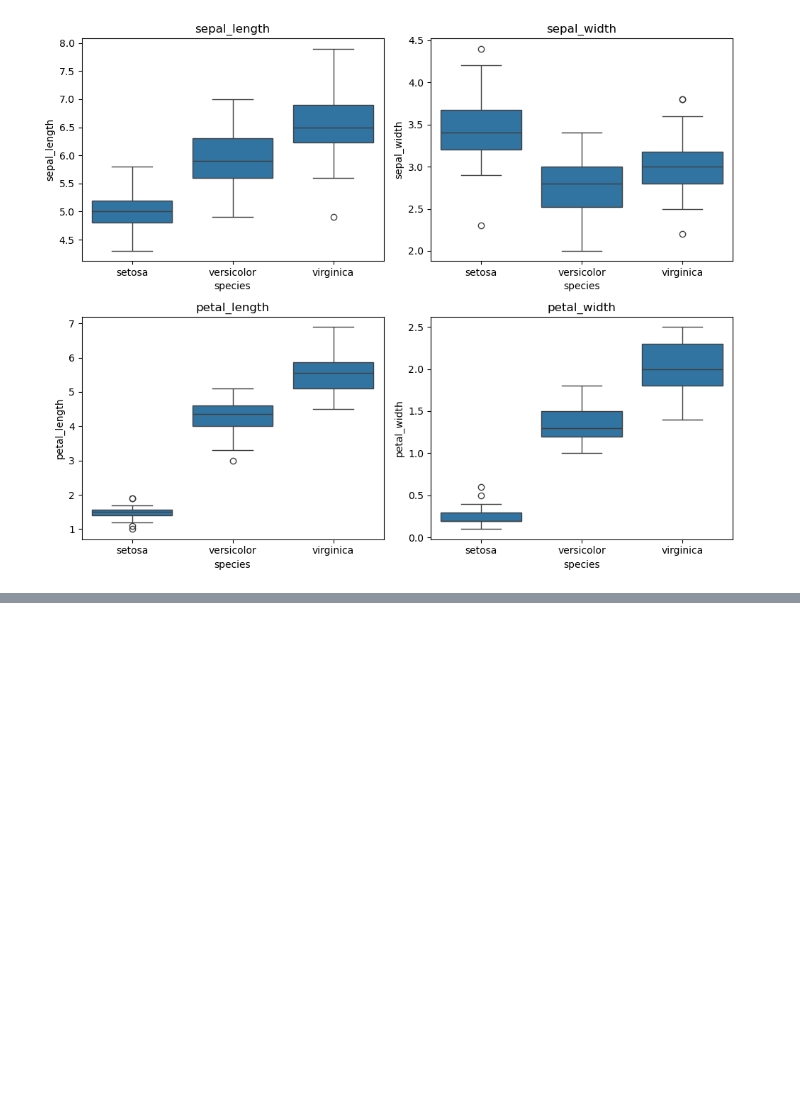
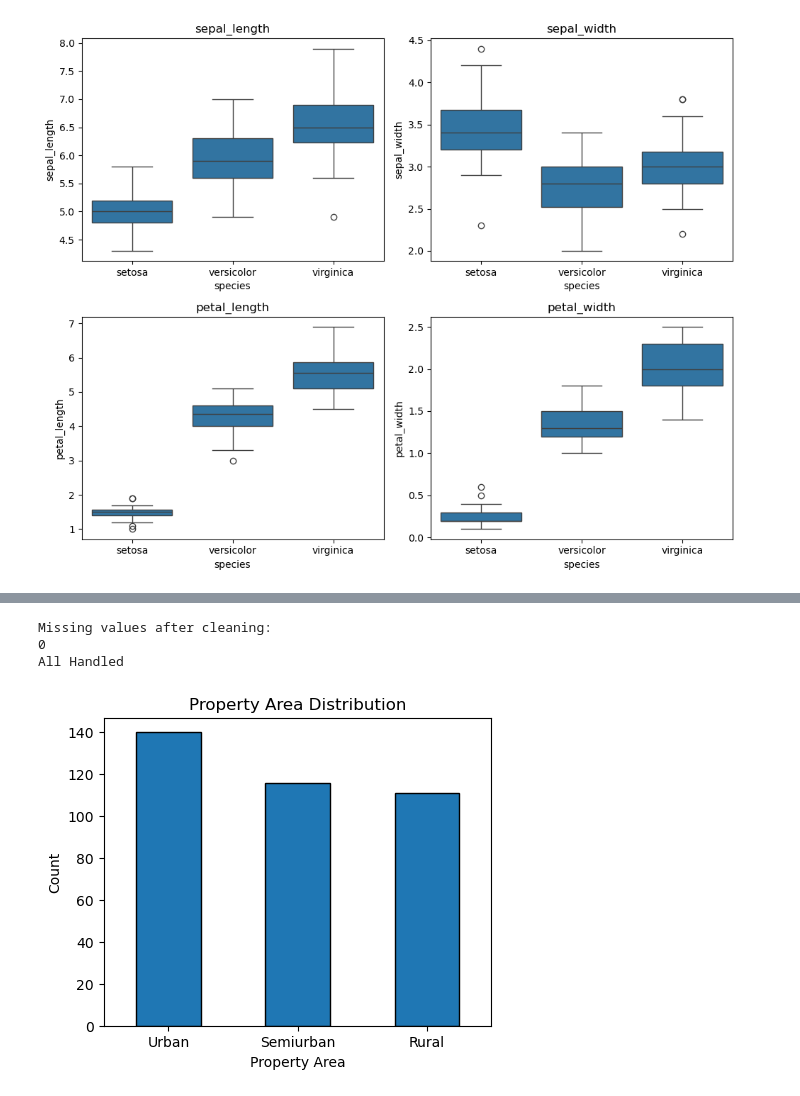
Before and after one commit to mahadkashif3500/DHC-2304_Mahad-Bin-Kashif, a Jupyter notebook: DHC-2304_Mahad Bin Kashif.ipynb, the cells around one changed output, grey strips where cells are left out. Drawn from its saved outputs; the diff is of its cells as text; code cells hidden in the pictures; blank space fills up the shorter version.

```diff
--- a/DHC-2304_Mahad Bin Kashif.ipynb
+++ b/DHC-2304_Mahad Bin Kashif.ipynb
@@ -125,0 +134,6 @@ plt.show()
+# %%
+#Load Dataset
+df=pd.read_csv('loan_prediction.csv')
+
+print(f"Dataset Shape: {df.shape}")
+df.head()
@@ -125,0 +186,26 @@ plt.show()
+# %%
+#Handle missing data
+for col in ['Gender','Married','Dependents','Self_Employed','Credit_History']:
+    df[col].fillna(df[col].mode()[0],inplace=True)
+
+df['LoanAmount'].fillna(df['LoanAmount'].median(),inplace=True)
+df['Loan_Amount_Term'].fillna(df['Loan_Amount_Term'].mode()[0],inplace=True)
+
+print("Missing values after cleaning:")
+print(df.isnull().sum().sum(),"\nAll Handled")
+# %% [output]
+Missing values after cleaning:
+0
+All Handled
+# %%
+#EDA
+plt.figure(figsize=(5,4))
+df['Property_Area'].value_counts().plot( kind='bar', edgecolor='black', rot=0)
+
+plt.title('Property Area Distribution')
+plt.xlabel('Property Area')
+plt.ylabel('Count')
+
+plt.show()
+# %% [output]
+[figure, added]
```
Also changed, not shown: parts of 30 cells of this notebook, 2 other files.
